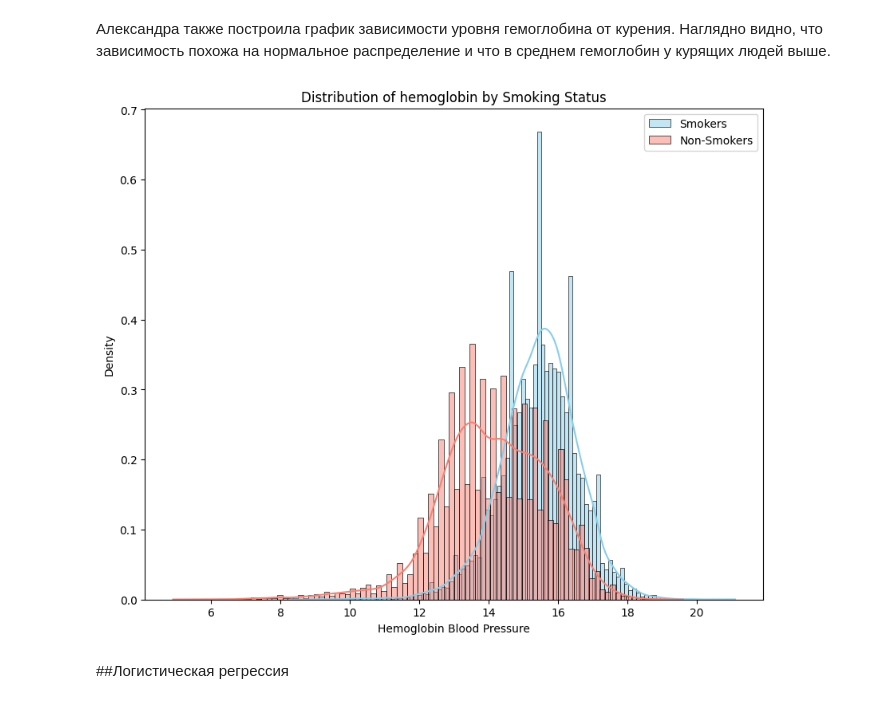
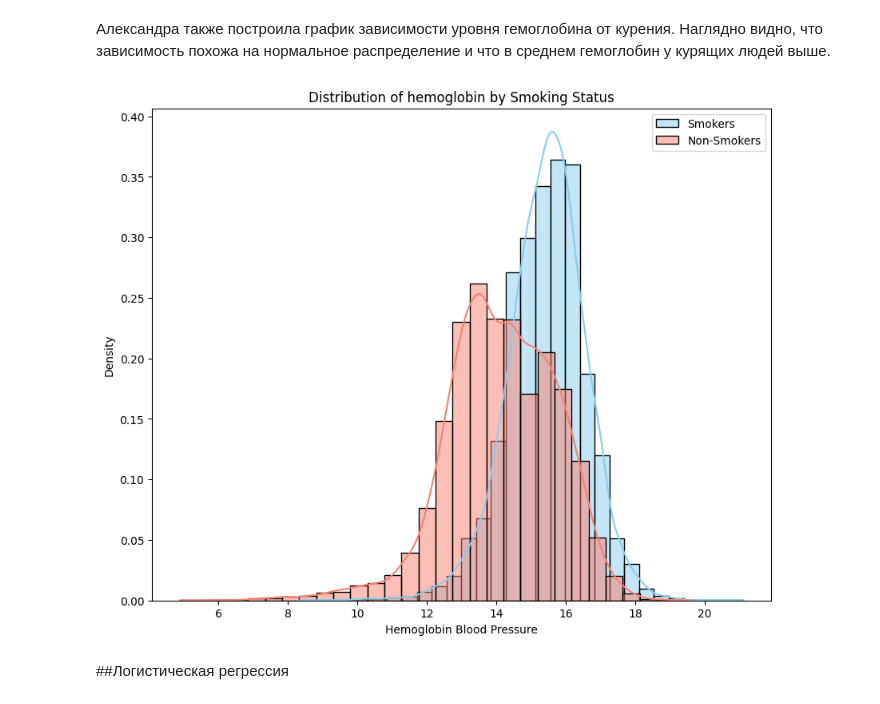
Before and after one commit to placeforyourad/Statprak, a Jupyter notebook: Проект.ipynb, the cells around one changed output. Cells and saved outputs as stored; diff of their text form; code cells hidden in the pictures.

```diff
--- a/Проект.ipynb
+++ b/Проект.ipynb
@@ -162,23 +162,23 @@ plt.show()
 # %%
 import seaborn as sns
 import matplotlib.pyplot as plt
 
 data_M = X_M.copy()
 data_M['smoking'] = y_M
 
 plt.figure(figsize=(10, 8))
 
-sns.histplot(data_M[data_M['smoking'] == 1]['hemoglobin'], kde=True, color='skyblue', label='Smokers', stat='density')
-sns.histplot(data_M[data_M['smoking'] == 0]['hemoglobin'], kde=True, color='salmon', label='Non-Smokers', stat='density')
+sns.histplot(data_M[data_M['smoking'] == 1]['hemoglobin'], kde=True, color='skyblue', label='Smokers', stat='density', bins = 30)
+sns.histplot(data_M[data_M['smoking'] == 0]['hemoglobin'], kde=True, color='salmon', label='Non-Smokers', stat='density', bins = 30)
 plt.title('Distribution of hemoglobin by Smoking Status')
 plt.xlabel('Hemoglobin Blood Pressure')
 plt.ylabel('Density')
 plt.legend()
 
 
 plt.show()
 # %% [output]
-[figure, old version]
+[figure, new version]
 # %% [markdown]
 ##Логистическая регрессия
 # %% [markdown]
```
Also changed, not shown: parts of 15 cells of this notebook.
